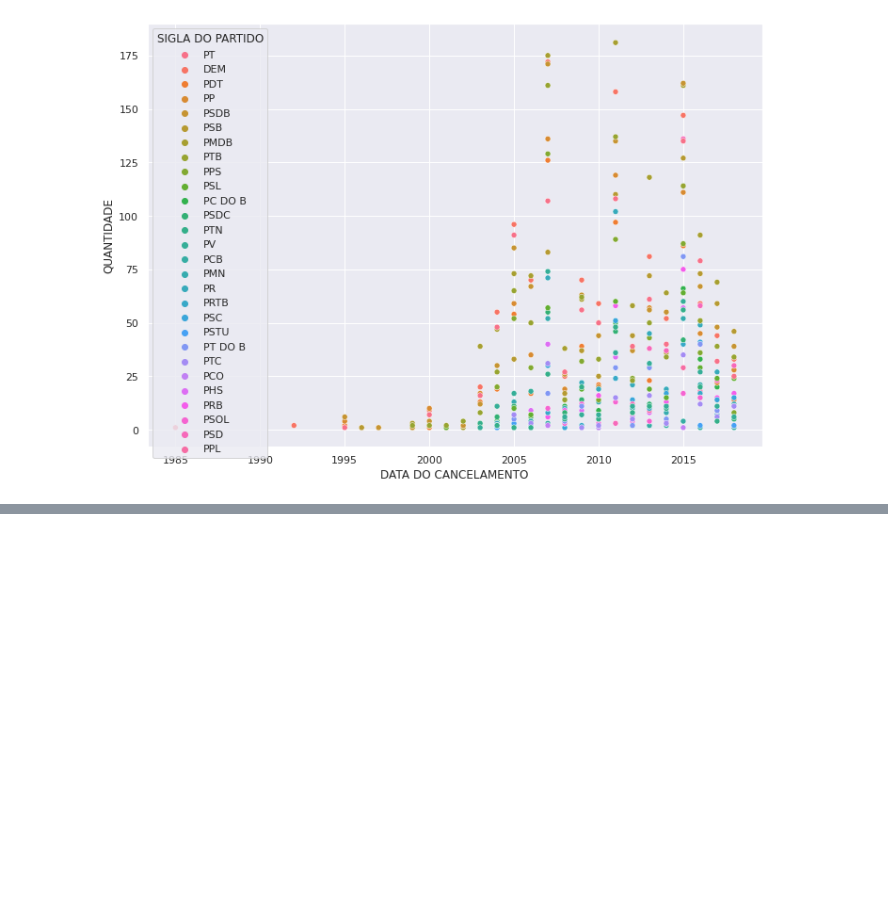
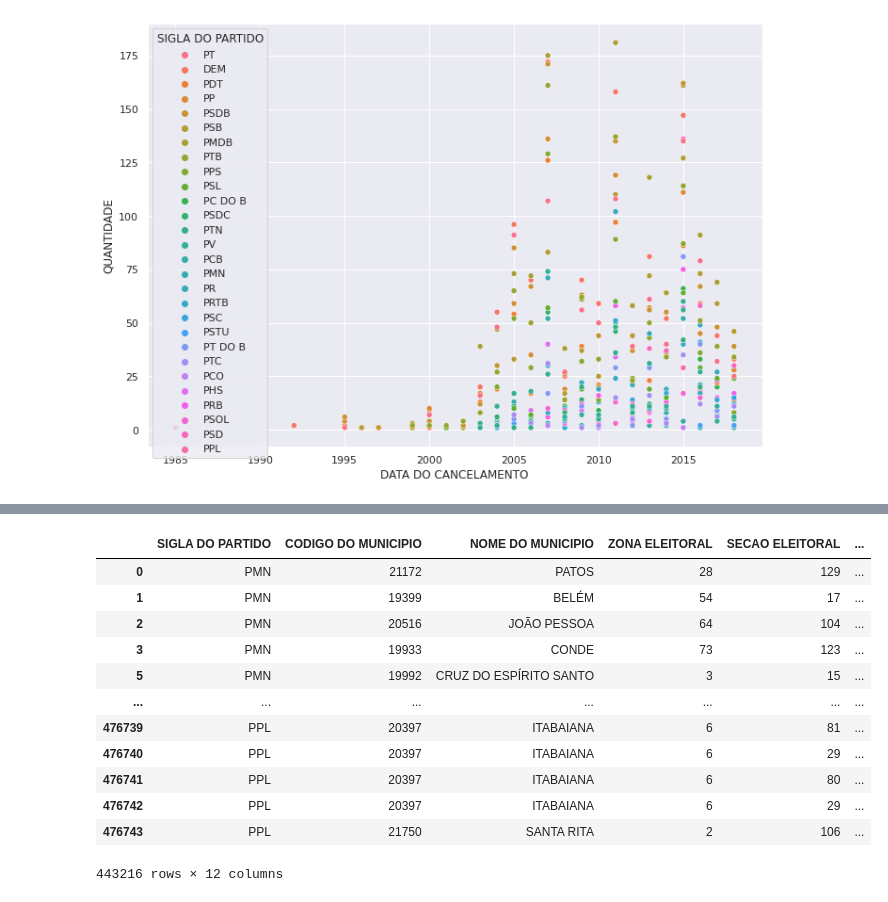
Before and after one commit to aurenivia/ICDFPP, a Jupyter notebook: ICD_Projeto.ipynb, the cells around one changed output, grey strips where cells are left out. Saved outputs shown, nothing was run; the diff lists cells and outputs as text; code cells hidden in the pictures; blank space fills up the shorter version.

```diff
--- a/ICD_Projeto.ipynb
+++ b/ICD_Projeto.ipynb
@@ -303,0 +330,23 @@ sns.scatterplot(data=cancelados, x="DATA DO CANCELAMENTO", y="QUANTIDADE",hue="S
+# %%
+DATA_INICIO = '2016-08-31'
+DATA_FIM = '2017-06-01'
+
+df[(df['DATA DA FILIACAO'] < DATA_INICIO) & \
+   ( (df['DATA DO CANCELAMENTO'] < DATA_INICIO) | (df['SITUACAO DO REGISTRO'] == 'REGULAR') | (df['DATA DO CANCELAMENTO'] < DATA_INICIO) )]\
+  #  .groupby(df['DATA DO CANCELAMENTO'].dt.year).count()
+
+# df[(df['DATA DA DESFILIACAO'] > '2016-08-31') & (df['DATA DA DESFILIACAO'] < '2017-06-01')].groupby("SIGLA DO PARTIDO").count()
+# %% [output]
+|  | SIGLA DO PARTIDO | CODIGO DO MUNICIPIO | NOME DO MUNICIPIO | ZONA ELEITORAL | SECAO ELEITORAL | ... |
+| 0 | PMN | 21172 | PATOS | 28 | 129 | ... |
+| 1 | PMN | 19399 | BELÉM | 54 | 17 | ... |
+| 2 | PMN | 20516 | JOÃO PESSOA | 64 | 104 | ... |
+| 3 | PMN | 19933 | CONDE | 73 | 123 | ... |
+| 5 | PMN | 19992 | CRUZ DO ESPÍRITO SANTO | 3 | 15 | ... |
+| ... | ... | ... | ... | ... | ... | ... |
+| 476739 | PPL | 20397 | ITABAIANA | 6 | 81 | ... |
+| 476740 | PPL | 20397 | ITABAIANA | 6 | 29 | ... |
+| 476741 | PPL | 20397 | ITABAIANA | 6 | 80 | ... |
+| 476742 | PPL | 20397 | ITABAIANA | 6 | 29 | ... |
+| 476743 | PPL | 21750 | SANTA RITA | 2 | 106 | ... |
+443216 rows × 12 columns
```
Also changed, not shown: parts of 20 cells of this notebook.
